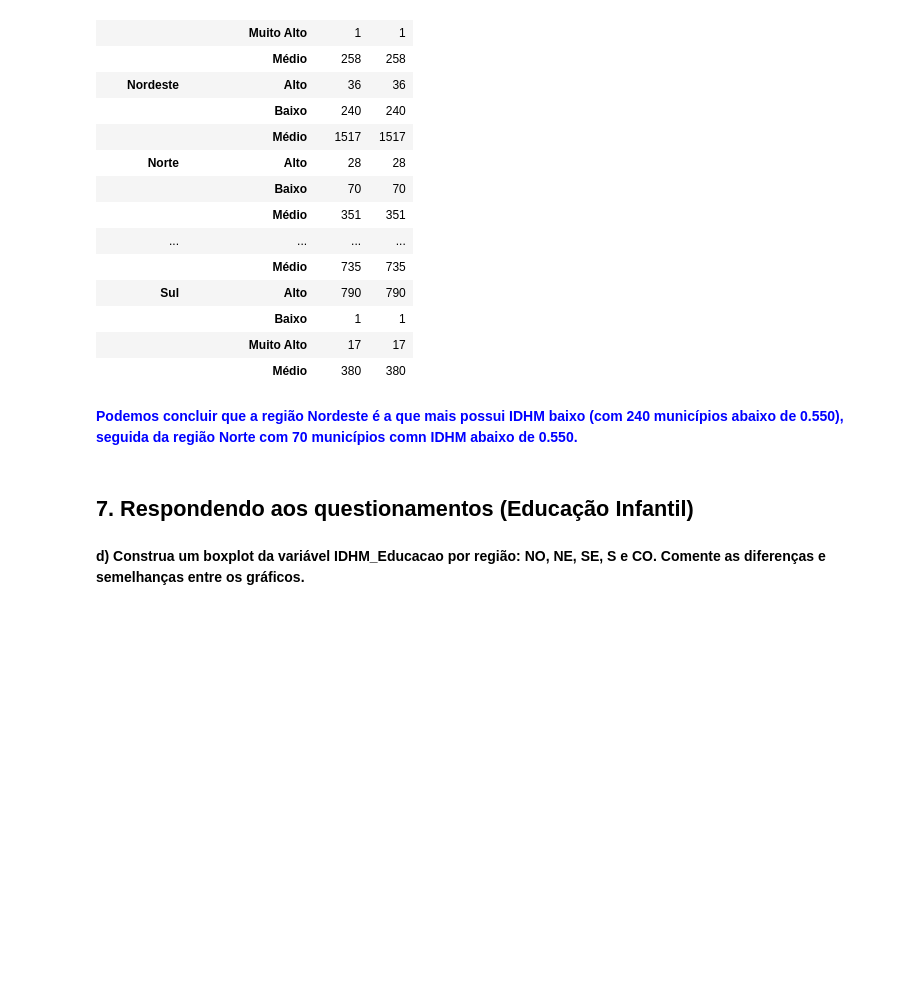
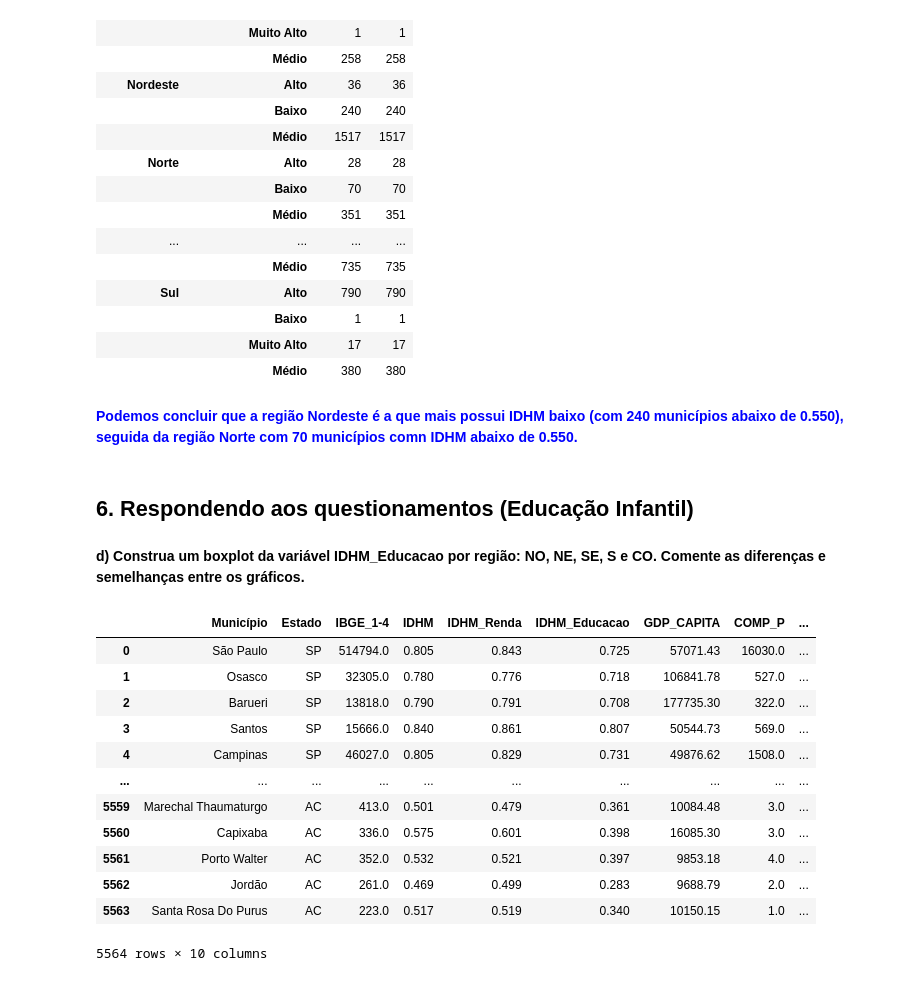
Before and after one commit to ricardo-paganini/Analytics-IDHMBrasil, a Jupyter notebook: Analytics-IDHM.ipynb, the cells around one changed output. Drawn from its saved outputs; the diff is of its cells as text; code cells hidden in the pictures; blank space fills up the shorter version.

```diff
--- a/Analytics-IDHM.ipynb
+++ b/Analytics-IDHM.ipynb
@@ -439,6 +262,6 @@ df_idhm_regiao.groupby(by=['Região','Classificação_IDHM']).count()
 # %% [markdown]
 **<font color="#0000FF">Podemos concluir que a região Nordeste é a que mais possui IDHM baixo (com 240 municípios abaixo de 0.550), seguida da região Norte com 70 municípios comn IDHM abaixo de 0.550.</font>**
 # %% [markdown]
-## 7. Respondendo aos questionamentos (Educação Infantil)
+## 6. Respondendo aos questionamentos (Educação Infantil)
 # %% [markdown]
 **d) Construa um boxplot da variável IDHM_Educacao por região: NO, NE, SE, S e CO. Comente as diferenças e semelhanças entre os gráficos.**
@@ -444,0 +270,30 @@ df_idhm_regiao.groupby(by=['Região','Classificação_IDHM']).count()
+# %%
+# Classificando o IDHM_Educação e Classificando a região de acordo com o Estado
+
+for i in df_idhm_edu.index:
+    if df_idhm_edu.loc[i,'IDHM_Educacao'] < 0.550:
+        df_idhm_edu.loc[i,'Classificação_IDHM'] = 'Baixo'
+    if df_idhm_edu.loc[i,'IDHM_Educacao'] >= 0.550 and df_idhm_edu.loc[i,'IDHM_Educacao'] <= 0.699:
+        df_idhm_edu.loc[i,'Classificação_IDHM'] = 'Médio'
+    if df_idhm_edu.loc[i,'IDHM_Educacao'] >= 0.700 and df_idhm_edu.loc[i,'IDHM_Educacao'] <= 0.799:
+        df_idhm_edu.loc[i,'Classificação_IDHM'] = 'Alto'
+    if df_idhm_edu.loc[i,'IDHM_Educacao'] >= 0.800:
+        df_idhm_edu.loc[i,'Classificação_IDHM'] = 'Muito Alto'
+
+df_idhm_edu = pd.merge(left=df_idhm_edu, right=df_regiao, how='inner', on='Estado')
+
+df_idhm_edu
+# %% [output]
+|  | Município | Estado | IBGE_1-4 | IDHM | IDHM_Renda | IDHM_Educacao | GDP_CAPITA | COMP_P | ... |
+| 0 | São Paulo | SP | 514794.0 | 0.805 | 0.843 | 0.725 | 57071.43 | 16030.0 | ... |
+| 1 | Osasco | SP | 32305.0 | 0.780 | 0.776 | 0.718 | 106841.78 | 527.0 | ... |
+| 2 | Barueri | SP | 13818.0 | 0.790 | 0.791 | 0.708 | 177735.30 | 322.0 | ... |
+| 3 | Santos | SP | 15666.0 | 0.840 | 0.861 | 0.807 | 50544.73 | 569.0 | ... |
+| 4 | Campinas | SP | 46027.0 | 0.805 | 0.829 | 0.731 | 49876.62 | 1508.0 | ... |
+| ... | ... | ... | ... | ... | ... | ... | ... | ... | ... |
+| 5559 | Marechal Thaumaturgo | AC | 413.0 | 0.501 | 0.479 | 0.361 | 10084.48 | 3.0 | ... |
+| 5560 | Capixaba | AC | 336.0 | 0.575 | 0.601 | 0.398 | 16085.30 | 3.0 | ... |
+| 5561 | Porto Walter | AC | 352.0 | 0.532 | 0.521 | 0.397 | 9853.18 | 4.0 | ... |
+| 5562 | Jordão | AC | 261.0 | 0.469 | 0.499 | 0.283 | 9688.79 | 2.0 | ... |
+| 5563 | Santa Rosa Do Purus | AC | 223.0 | 0.517 | 0.519 | 0.340 | 10150.15 | 1.0 | ... |
+5564 rows × 10 columns
```
Also changed, not shown: parts of 35 cells of this notebook.
